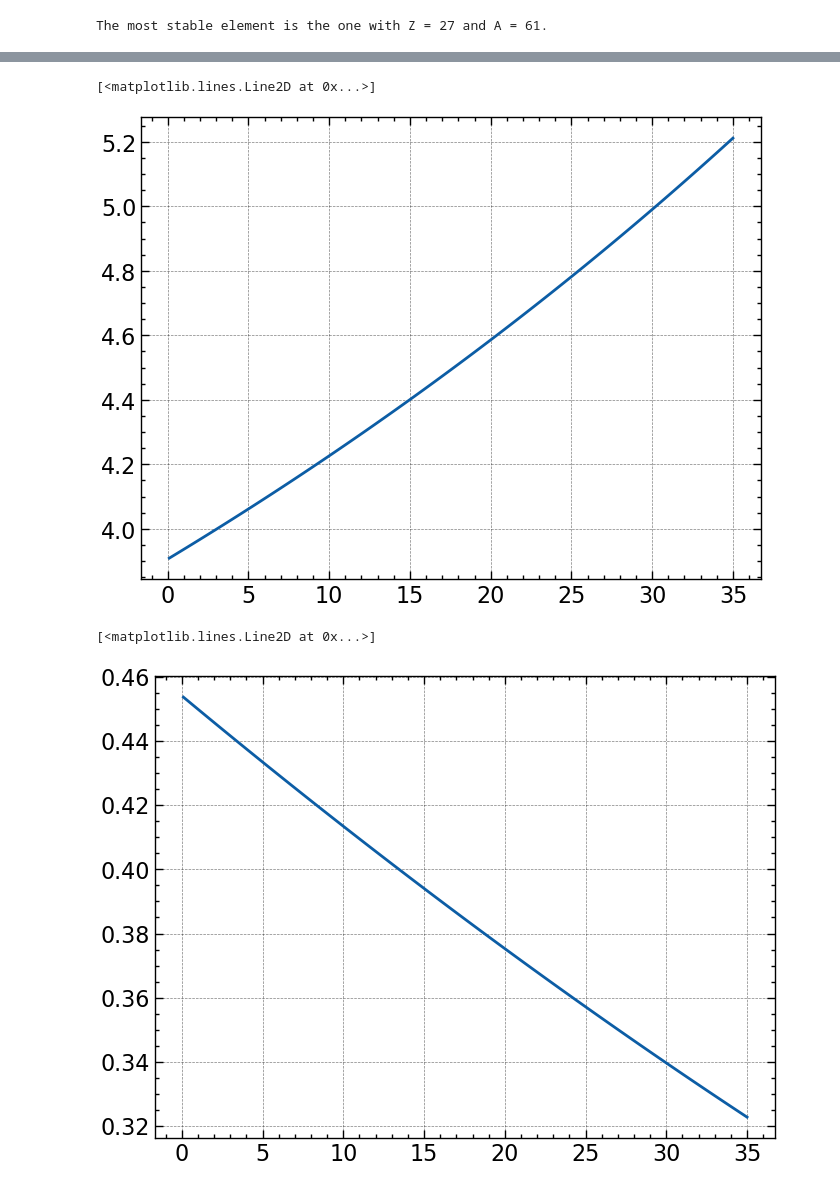
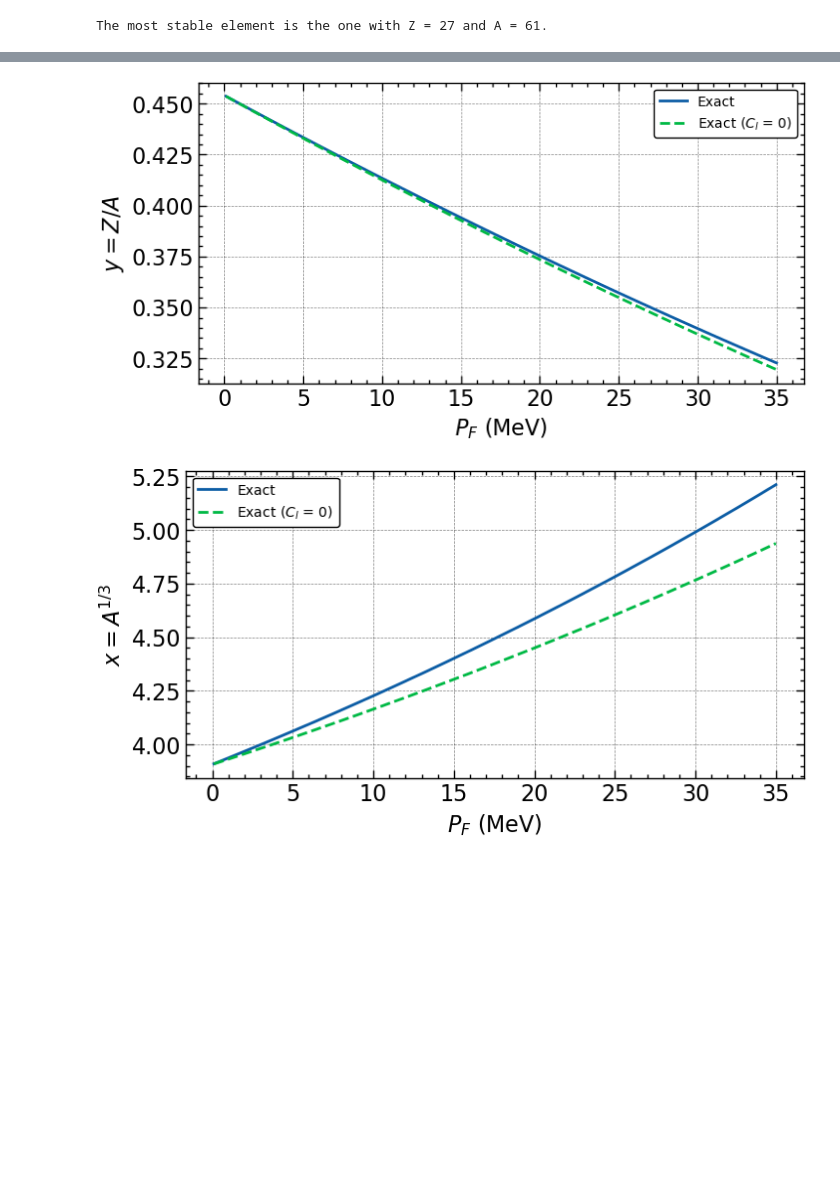
Before and after one commit to zafeirian/Computational-Nuclear-Physics, a Jupyter notebook: Crust/Crust.ipynb, the cells around one changed output, grey strips where cells are left out. Saved outputs shown, nothing was run; the diff lists cells and outputs as text; code cells hidden in the pictures; blank space fills up the shorter version.

```diff
--- a/Crust/Crust.ipynb
+++ b/Crust/Crust.ipynb
@@ -34,7 +34,7 @@ print(f'The most stable element is the one with Z = {int(Zstable)} and A = {int(
 # %% [output]
 The most stable element is the one with Z = 27 and A = 61.
 # %%
-def g(S,pF):
+def g(S,pF, Cl=Cl):
     x,y = S
     eq1 = - As/x**2 + 2*(Ac - Cl*pF)*x*y*y
     eq2 = -dm + 2*(Ac - Cl*pF)*x*x*y - 4*Aa*(1-2*y) + np.cbrt(y)*pF
@@ -68,10 +51,25 @@ df
-# %%
-plt.plot(pf_values,df['x'])
-# %% [output]
-[<matplotlib.lines.Line2D at 0x...>]
-[figure, removed]
-# %%
-plt.plot(pf_values,df['y'])
-# %% [output]
-[<matplotlib.lines.Line2D at 0x...>]
-[figure, removed]
+# %%
+resCl0 = []
+for pf in pf_values:
+    x,y = fsolve(g,(5,5),args=(pf,0))
+    n = pf**3/(3*np.pi**2)
+    resCl0.append({'pF': pf, 'n': n, 'x': x, 'y': y})
+dfCl0 = pd.DataFrame(resCl0)
+# %%
+plt.figure(figsize=(8, 4), dpi=100)
+plt.plot(pf_values,df['y'], label='Exact')
+plt.plot(pf_values,dfCl0['y'],linestyle='--', label='Exact ($C_l$ = 0)')
+plt.xlabel('$P_F$ (MeV)')
+plt.ylabel('$y = Z/A$')
+plt.legend(frameon=True, edgecolor='black', fontsize=10)
+plt.show()
+plt.figure(figsize=(8, 4), dpi=100)
+plt.plot(pf_values,df['x'],label='Exact')
+plt.plot(pf_values,dfCl0['x'],linestyle='--',label='Exact ($C_l$ = 0)')
+plt.xlabel('$P_F$ (MeV)')
+plt.ylabel('$x = A^{1/3}$')
+plt.legend(frameon=True, edgecolor='black', fontsize=10)
+plt.show()
+# %% [output]
+[figure, added]
+[figure, added]
```
Also changed, not shown: parts of 3 cells of this notebook.
